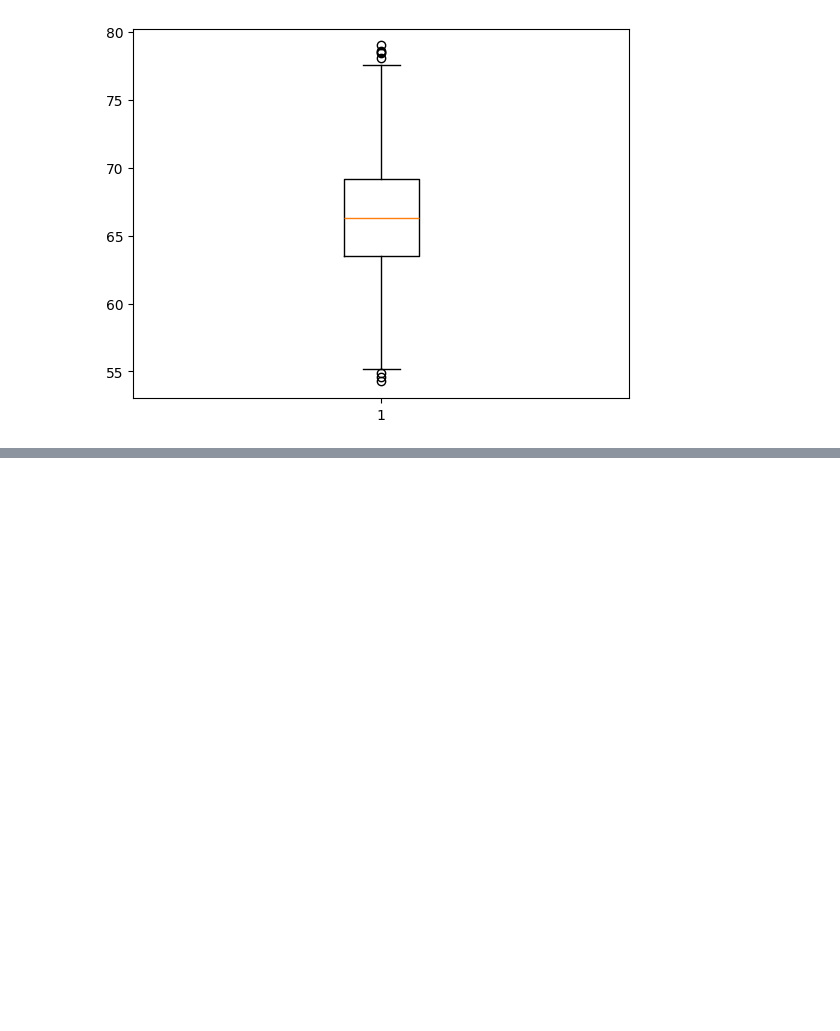
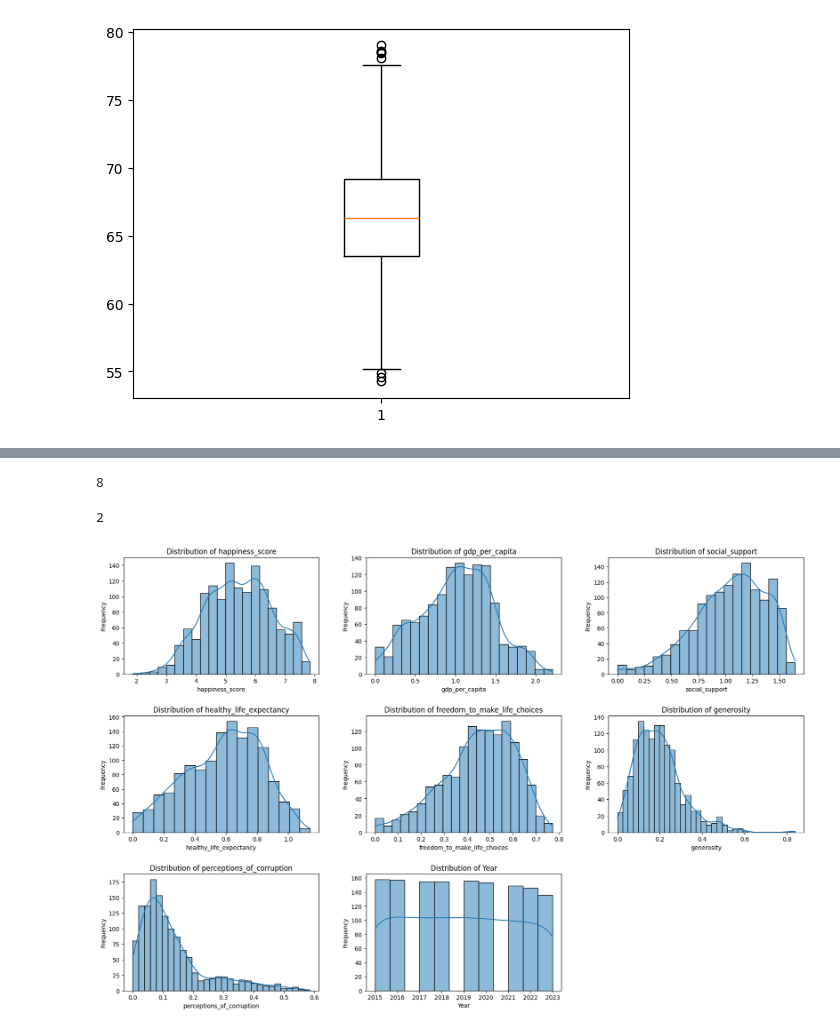
Before and after one commit to Raph4sure/Data-Science, a Jupyter notebook: module_4/module_4.ipynb, the cells around one changed output, grey strips where cells are left out. Saved outputs shown, nothing was run; the diff lists cells and outputs as text; code cells hidden in the pictures; blank space fills up the shorter version.

```diff
--- a/module_4/module_4.ipynb
+++ b/module_4/module_4.ipynb
@@ -578,0 +804,9 @@ plt.show()
+# %%
+#seperating data into numeric and categorical
+
+cat_df = df.select_dtypes(include=['object'])
+
+numerical_df = df.select_dtypes(include=['float64', 'int64'])
+# %%
+for col_name in cat_df:
+    print(col_name)
@@ -578,0 +816,3 @@ plt.show()
+# %%
+for col_name in numerical_df:
+    print(col_name)
@@ -578,0 +890,35 @@ plt.show()
+# %%
+num_cols = len(numerical_df.columns)
+num_cols
+# %% [output]
+8
+# %%
+num_cols // 3
+# %% [output]
+2
+# %%
+#creating a function to plot the distribution of the variables
+def univariate_analysis(numerical_df):
+    num_cols = len(numerical_df.columns)
+    fig, axes = plt.subplots(nrows=(num_cols // 3) + 1, ncols=3,
+                             figsize=(18, 4 * ((num_cols // 3) + 1)))
+    fig.tight_layout(pad=5.0)
+
+    axes = axes.flatten()  # Flatten axes array for easy iteration
+
+    for i, col_name in enumerate(numerical_df.columns):
+        sns.histplot(data=numerical_df, x=col_name, kde=True, ax=axes[i])
+        # Use KDE for a smooth distribution curve
+        axes[i].set_title(f'Distribution of {col_name}')
+        axes[i].set_xlabel(col_name)
+        axes[i].set_ylabel('Frequency')
+
+    # Hide any extra subplots if the number of numeric columns is not a multiple of 3
+    for j in range(i + 1, len(axes)):
+        fig.delaxes(axes[j])
+
+    plt.show()
+
+univariate_analysis(numerical_df)
+# %% [output]
+[figure, added]
```
Also changed, not shown: parts of 33 cells of this notebook.
